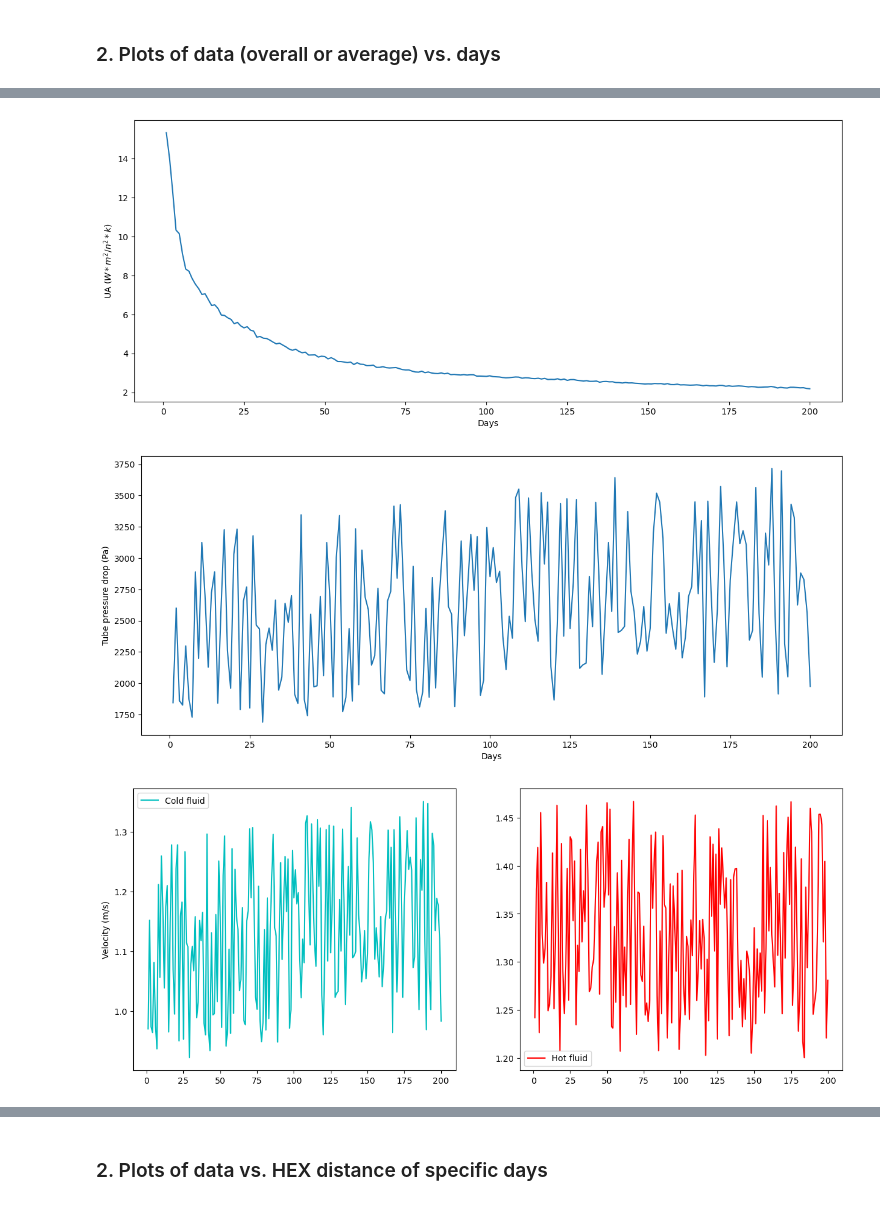
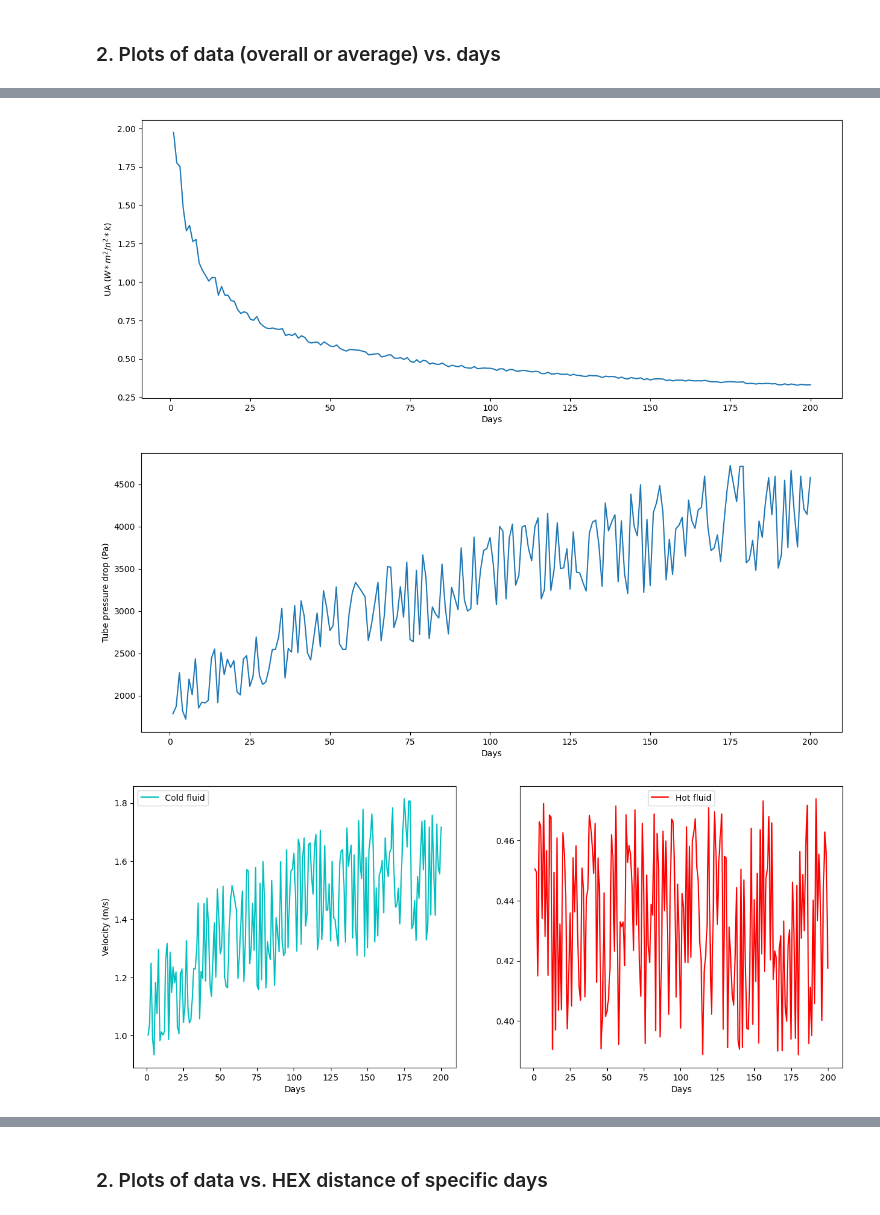
Before and after one commit to donglai-zhang/HEXpractice, a Jupyter notebook: Visualisation.ipynb, the cells around one changed output, grey strips where cells are left out. Cells and saved outputs as stored; diff of their text form; code cells hidden in the pictures.

```diff
--- a/Visualisation.ipynb
+++ b/Visualisation.ipynb
@@ -6,6 +6,8 @@ from pathlib import Path
 ### 1. Load data
 # %%
 dpath = Path("../../py_data/HEXPractice")
+l_hex = 6.1
+n_hex = 100
 ks = [1, 50, 100, 150, 200]
 nk = len(ks)
 
@@ -17,7 +19,7 @@ rinlet: random inlents
 mode = "rinlet"
 
 # f_type: 0 - parallel flow, 1 - counter flow
-f_type = 1
+f_type = 0
 
 if f_type == 0:
     dfs = pd.read_csv(f"{dpath}/{mode}/parallel.csv", header=0)
@@ -39,6 +41,6 @@ dfs.head()
 5 rows × 30 columns
 # %%
-x = dfs["Day"].to_numpy()
+days = dfs["Day"].to_numpy()
 # %% [markdown]
 ### 2. Plots of data (overall or average) vs. days
 # %%
@@ -68,34 +70,36 @@ plt.show()
 # %%
 # UA vs. time
 plt.figure(figsize=(15, 6))
-plt.plot(x, dfs["UA"].to_numpy())
+plt.plot(days, dfs["UA"].to_numpy())
 plt.ylabel("UA ($W*m^2/n^2*k$)")
 plt.xlabel("Days")
 plt.show()
 # %% [output]
-[figure, old version]
+[figure, new version]
 # %%
 # dP vs. time
 plt.figure(figsize=(15, 6))
-plt.plot(x, dfs["dP1"].to_numpy())
+plt.plot(days, dfs["dP1"].to_numpy())
 plt.ylabel("Tube pressure drop (Pa)")
 plt.xlabel("Days")
 plt.show()
 # %% [output]
-[figure, old version]
+[figure, new version]
 # %%
 # Velocity vs. time
 fig, ax = plt.subplots(1, 2)
 fig.set_figheight(6)
 fig.set_figwidth(15)
-ax[0].plot(x, dfs["F1v"].to_numpy(), c="c", label="Cold fluid")
-ax[1].plot(x, dfs["F2v"].to_numpy(), c="r", label="Hot fluid")
+ax[0].plot(days, dfs["F1v"].to_numpy(), c="c", label="Cold fluid")
+ax[1].plot(days, dfs["F2v"].to_numpy(), c="r", label="Hot fluid")
 ax[0].set_ylabel("Velocity (m/s)")
+ax[0].set_xlabel("Days")
+ax[1].set_xlabel("Days")
 ax[0].legend()
 ax[1].legend()
 plt.show()
 # %% [output]
-[figure, old version]
+[figure, new version]
 # %%
 # Re vs. time
 fig, ax = plt.subplots(1, 2)
```
Also changed, not shown: parts of 12 cells of this notebook, 5 other files.
